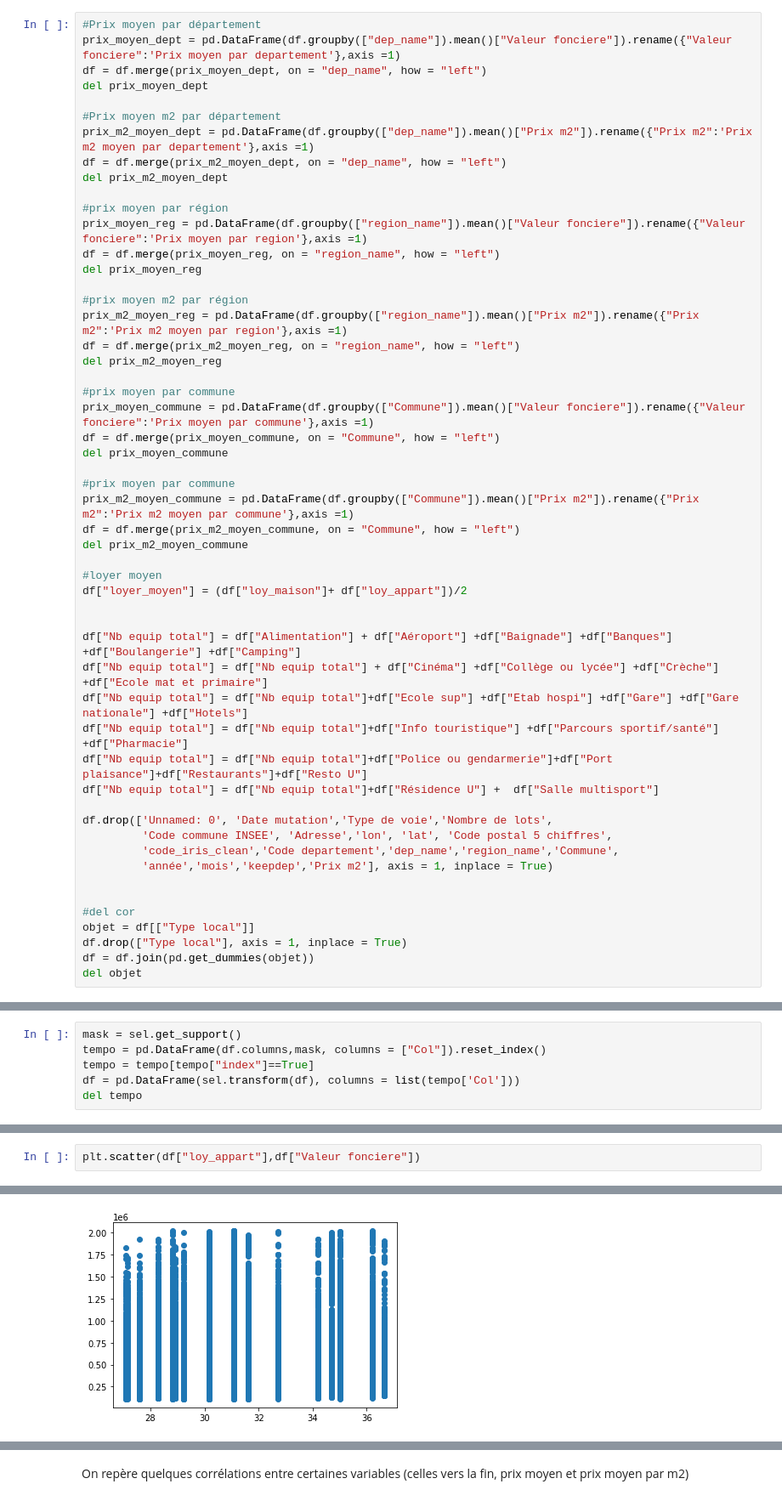
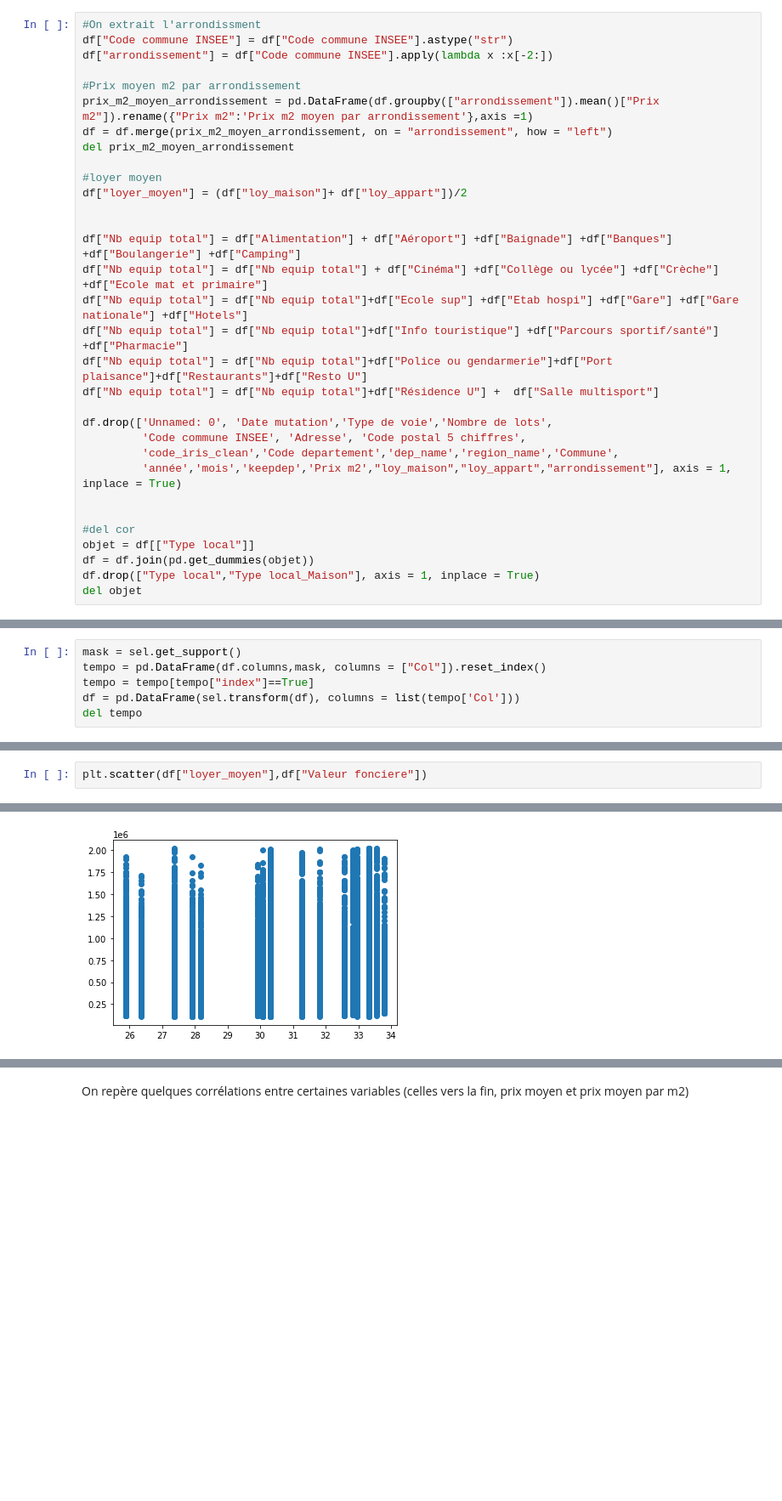
Before and after one commit to avr21continudsimmo/projet_immo, a Jupyter notebook: Modélisation Regression/Paris/modelisation_regression_Paris.ipynb, the cells around one changed output, grey strips where cells are left out. Shown at 85% size. Cells and saved outputs as stored; diff of their text form; blank space fills up the shorter version.

```diff
--- a/Modélisation Regression/Paris/modelisation_regression_Paris.ipynb
+++ b/Modélisation Regression/Paris/modelisation_regression_Paris.ipynb
@@ -52,33 +46,12 @@ Création des nouvelles features
 # %%
-#Prix moyen par département
-prix_moyen_dept = pd.DataFrame(df.groupby(["dep_name"]).mean()["Valeur fonciere"]).rename({"Valeur fonciere":'Prix moyen par departement'},axis =1)
-df = df.merge(prix_moyen_dept, on = "dep_name", how = "left")
-del prix_moyen_dept
+#On extrait l'arrondissment
+df["Code commune INSEE"] = df["Code commune INSEE"].astype("str")
+df["arrondissement"] = df["Code commune INSEE"].apply(lambda x :x[-2:])
 
-#Prix moyen m2 par département
-prix_m2_moyen_dept = pd.DataFrame(df.groupby(["dep_name"]).mean()["Prix m2"]).rename({"Prix m2":'Prix m2 moyen par departement'},axis =1)
-df = df.merge(prix_m2_moyen_dept, on = "dep_name", how = "left")
-del prix_m2_moyen_dept
-
-#prix moyen par région
-prix_moyen_reg = pd.DataFrame(df.groupby(["region_name"]).mean()["Valeur fonciere"]).rename({"Valeur fonciere":'Prix moyen par region'},axis =1)
-df = df.merge(prix_moyen_reg, on = "region_name", how = "left")
-del prix_moyen_reg
-
-#prix moyen m2 par région
-prix_m2_moyen_reg = pd.DataFrame(df.groupby(["region_name"]).mean()["Prix m2"]).rename({"Prix m2":'Prix m2 moyen par region'},axis =1)
-df = df.merge(prix_m2_moyen_reg, on = "region_name", how = "left")
-del prix_m2_moyen_reg
-
-#prix moyen par commune
-prix_moyen_commune = pd.DataFrame(df.groupby(["Commune"]).mean()["Valeur fonciere"]).rename({"Valeur fonciere":'Prix moyen par commune'},axis =1)
-df = df.merge(prix_moyen_commune, on = "Commune", how = "left")
-del prix_moyen_commune
-
-#prix moyen par commune
-prix_m2_moyen_commune = pd.DataFrame(df.groupby(["Commune"]).mean()["Prix m2"]).rename({"Prix m2":'Prix m2 moyen par commune'},axis =1)
-df = df.merge(prix_m2_moyen_commune, on = "Commune", how = "left")
-del prix_m2_moyen_commune
+#Prix moyen m2 par arrondissement
+prix_m2_moyen_arrondissement = pd.DataFrame(df.groupby(["arrondissement"]).mean()["Prix m2"]).rename({"Prix m2":'Prix m2 moyen par arrondissement'},axis =1)
+df = df.merge(prix_m2_moyen_arrondissement, on = "arrondissement", how = "left")
+del prix_m2_moyen_arrondissement
 
 #loyer moyen
 df["loyer_moyen"] = (df["loy_maison"]+ df["loy_appart"])/2
@@ -92,15 +65,15 @@ df["Nb equip total"] = df["Nb equip total"]+df["Police ou gendarmerie"]+df["Port
 df["Nb equip total"] = df["Nb equip total"]+df["Résidence U"] +  df["Salle multisport"]
 
 df.drop(['Unnamed: 0', 'Date mutation','Type de voie','Nombre de lots',
-         'Code commune INSEE', 'Adresse','lon', 'lat', 'Code postal 5 chiffres',
+         'Code commune INSEE', 'Adresse', 'Code postal 5 chiffres',
          'code_iris_clean','Code departement','dep_name','region_name','Commune',
-         'année','mois','keepdep','Prix m2'], axis = 1, inplace = True)
+         'année','mois','keepdep','Prix m2',"loy_maison","loy_appart","arrondissement"], axis = 1, inplace = True)
 
 
 #del cor
 objet = df[["Type local"]]
-df.drop(["Type local"], axis = 1, inplace = True)
 df = df.join(pd.get_dummies(objet))
+df.drop(["Type local","Type local_Maison"], axis = 1, inplace = True)
 del objet
 # %%
 df.shape
@@ -126,6 +99,6 @@ df.shape
 # %%
-plt.scatter(df["loy_appart"],df["Valeur fonciere"])
+plt.scatter(df["loyer_moyen"],df["Valeur fonciere"])
 # %% [output]
 <matplotlib.collections.PathCollection at 0x...>
-[figure, old version]
+[figure, new version]
 # %%
```
Also changed, not shown: parts of 20 cells of this notebook.
